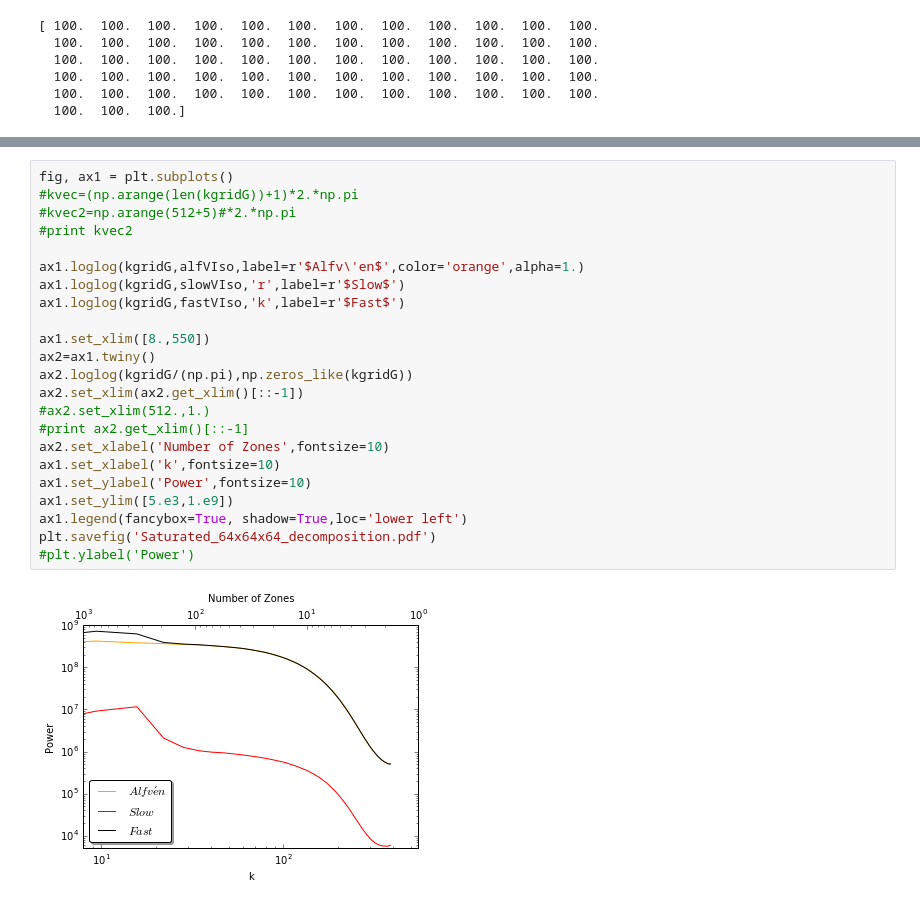
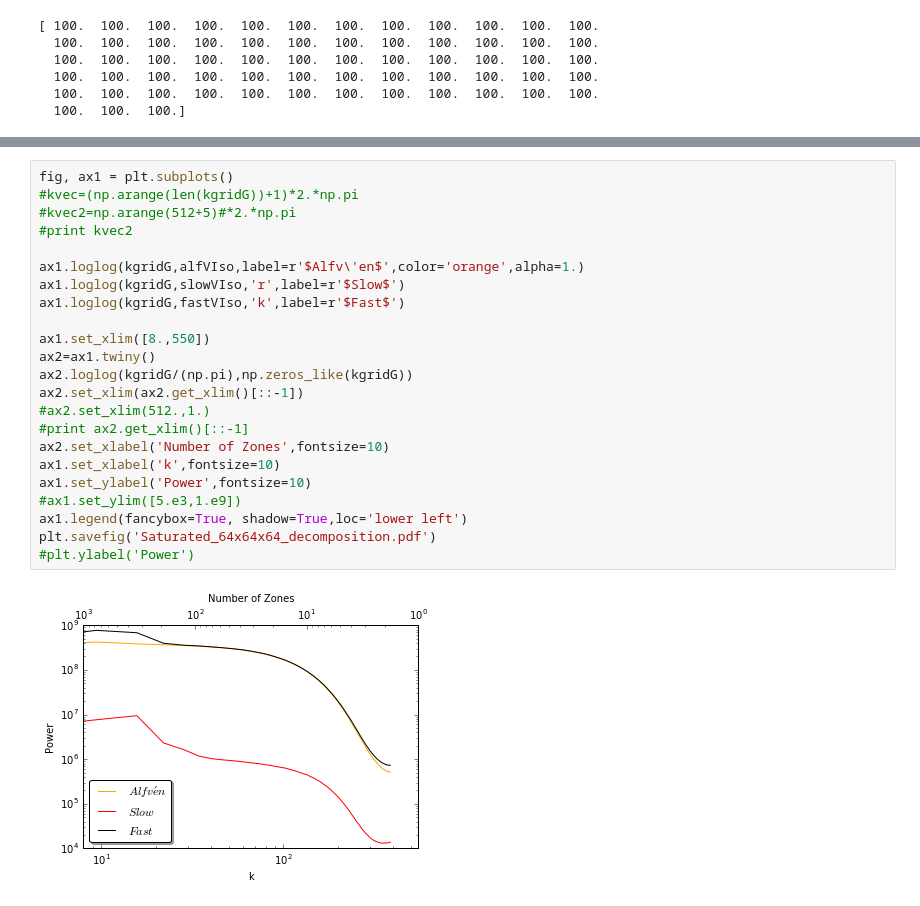
Before and after one commit to DSeligman/MHD_mode_decomposition, a Jupyter notebook: MODE_decomposition_tests.ipynb, the cells around one changed output, grey strips where cells are left out. Saved outputs shown, nothing was run; the diff lists cells and outputs as text.

```diff
--- a/MODE_decomposition_tests.ipynb
+++ b/MODE_decomposition_tests.ipynb
@@ -454,25 +566,25 @@ hello
 # %%
 fig, ax1 = plt.subplots()
 #kvec=(np.arange(len(kgridG))+1)*2.*np.pi
 #kvec2=np.arange(512+5)#*2.*np.pi
 #print kvec2
 
 ax1.loglog(kgridG,alfVIso,label=r'$Alfv\'en$',color='orange',alpha=1.)
 ax1.loglog(kgridG,slowVIso,'r',label=r'$Slow$')
 ax1.loglog(kgridG,fastVIso,'k',label=r'$Fast$')
 
 ax1.set_xlim([8.,550])
 ax2=ax1.twiny()
 ax2.loglog(kgridG/(np.pi),np.zeros_like(kgridG))
 ax2.set_xlim(ax2.get_xlim()[::-1])
 #ax2.set_xlim(512.,1.)
 #print ax2.get_xlim()[::-1]
 ax2.set_xlabel('Number of Zones',fontsize=10)
 ax1.set_xlabel('k',fontsize=10)
 ax1.set_ylabel('Power',fontsize=10)
-ax1.set_ylim([5.e3,1.e9])
+#ax1.set_ylim([5.e3,1.e9])
 ax1.legend(fancybox=True, shadow=True,loc='lower left')
 plt.savefig('Saturated_64x64x64_decomposition.pdf')
 #plt.ylabel('Power')
 # %% [output]
-[figure, old version]
+[figure, new version]
```
Also changed, not shown: parts of 10 cells of this notebook.
